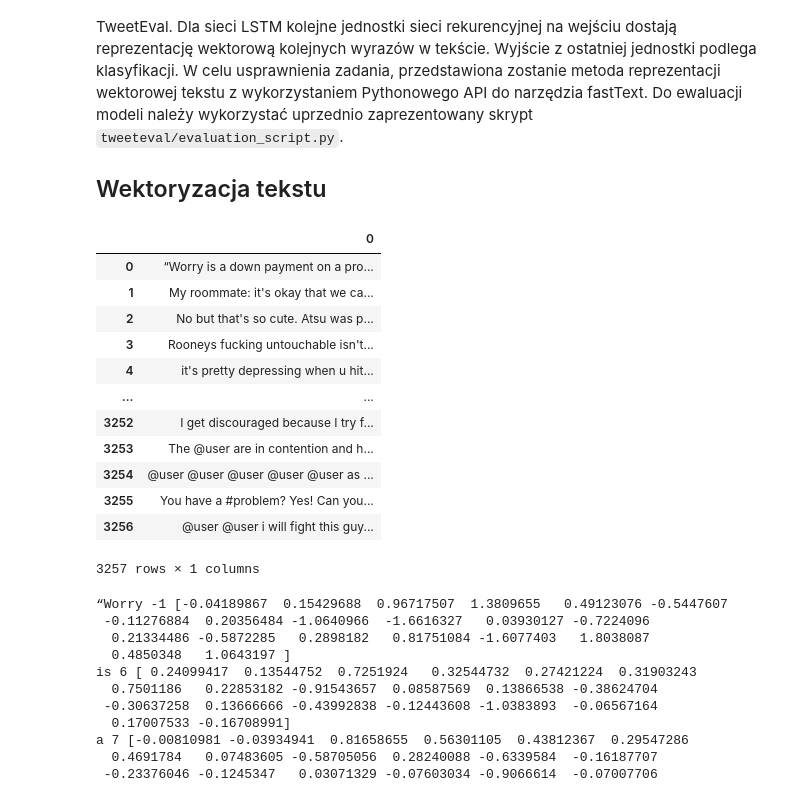
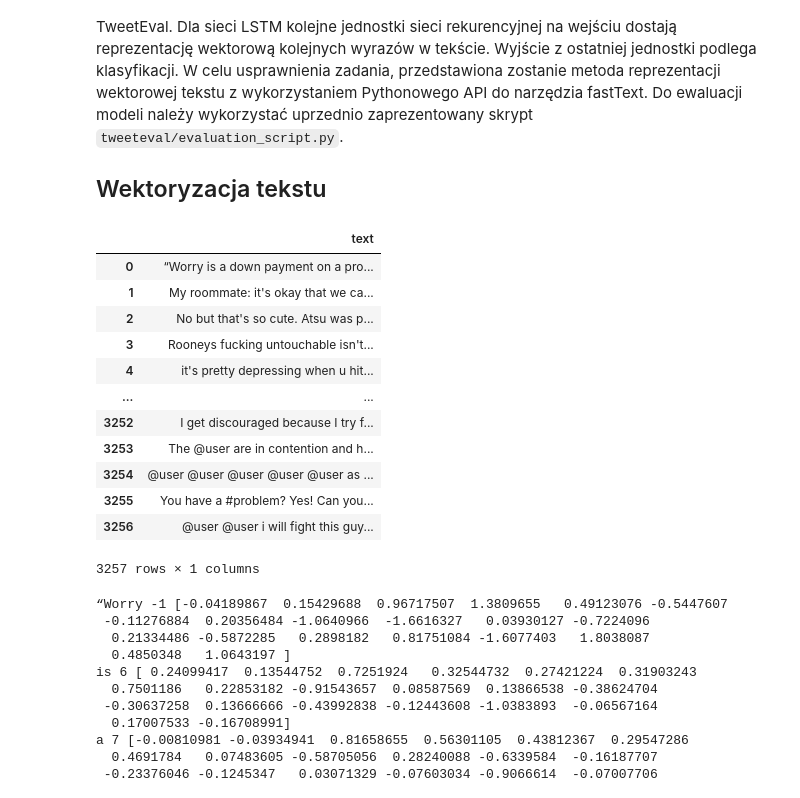
Before and after one commit to pananananas/G-bokie-Sieci-Neuronowe, a Jupyter notebook: 10/lab10.ipynb, the cells around one changed output. Cells and saved outputs as stored; diff of their text form; code cells hidden in the pictures.

```diff
--- a/10/lab10.ipynb
+++ b/10/lab10.ipynb
@@ -223,11 +276,11 @@ model = fasttext.load_model(MODEL_PATH)
 # %%
 # wczytanie danych treningowych
 import pandas as pd
 TRAIN_PATH = 'data/tweeteval/datasets/emotion/train_text.txt'
-train_texts = pd.read_csv(TRAIN_PATH, sep='\t', header=None)
+train_texts = pd.read_csv(TRAIN_PATH, sep='\t', header=None, names=['text'])
 train_texts
 # %% [output]
-|  | 0 |
+|  | text |
 | 0 | “Worry is a down payment on a pro... |
 | 1 | My roommate: it's okay that we ca... |
 | 2 | No but that's so cute. Atsu was p... |
```
Also changed, not shown: parts of 48 cells of this notebook, 2 other files.
